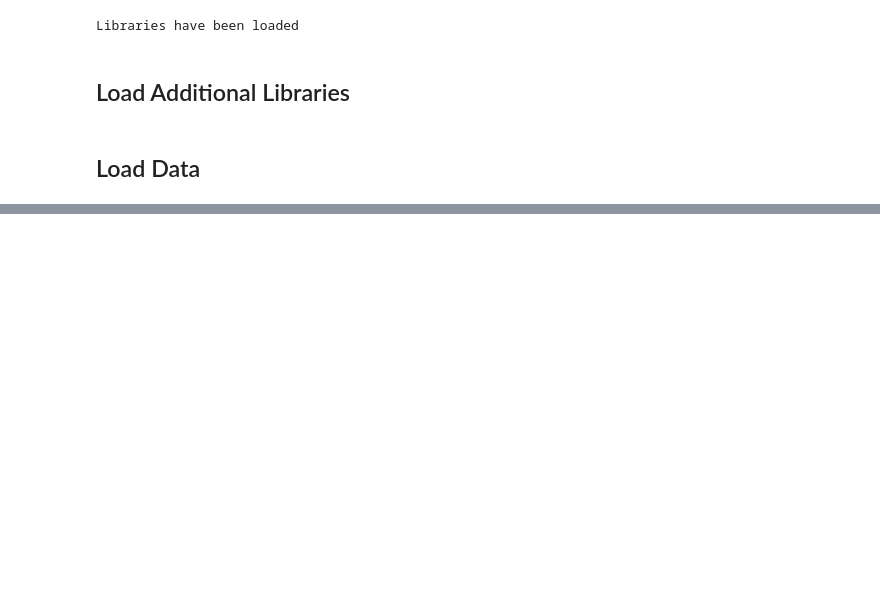
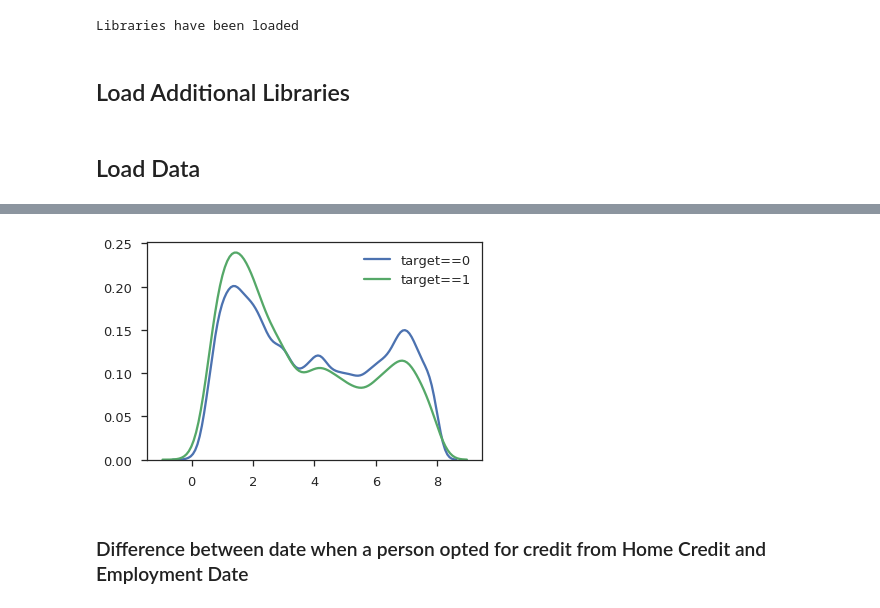
Before and after one commit to numb3r33/Kaggle_Home_Credit, a Jupyter notebook: notebooks/EDA.ipynb, the cells around one changed output, grey strips where cells are left out. Cells and saved outputs as stored; diff of their text form; code cells hidden in the pictures; blank space fills up the shorter version.

```diff
--- a/notebooks/EDA.ipynb
+++ b/notebooks/EDA.ipynb
@@ -342,0 +191,7 @@ Name: MONTHS_BALANCE, dtype: int64
+# %%
+sns.kdeplot(join_date[app_train.TARGET == 0], label='target==0')
+sns.kdeplot(join_date[app_train.TARGET == 1], label='target==1');
+# %% [output]
+[figure, added]
+# %% [markdown]
+### Difference between date when a person opted for credit from Home Credit and Employment Date
```
Also changed, not shown: parts of 79 cells of this notebook, 4 other files.
